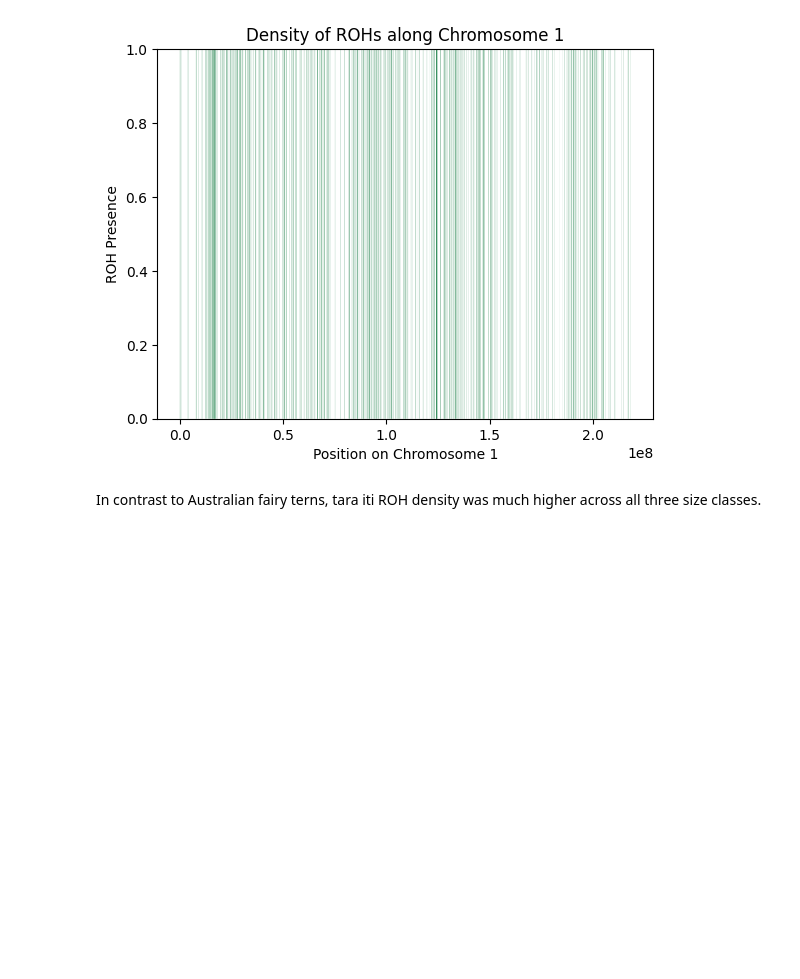
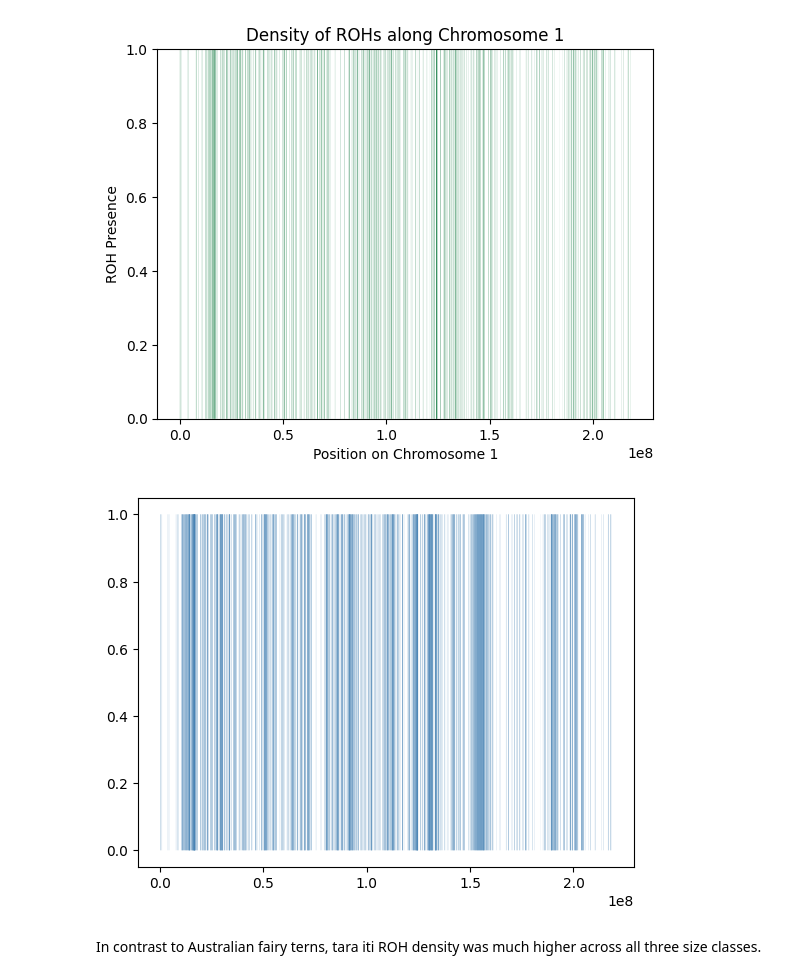
Before and after one commit to janawold1/2026_S_nereis_Cons_Gen, a Jupyter notebook: 06_visualisations.ipynb, the cells around one changed output. Cells and saved outputs as stored; diff of their text form; code cells hidden in the pictures; blank space fills up the shorter version.

```diff
--- a/06_visualisations.ipynb
+++ b/06_visualisations.ipynb
@@ -139,3 +148,43 @@ plt.savefig('plots/AU_total_ROH_density.png', dpi=300, bbox_inches='tight')
 plt.show()
 # %% [output]
 [figure]
+# %%
+def plot_roh_density(df, continuous_range, alpha_multiplier=0.7, cmap='viridis'):
+    """
+    Plot the density of ROHs along the chromosome.
+
+    Parameters:
+        df (DataFrame): Input DataFrame containing 'BEGIN' and 'END' columns.
+        continuous_range (range or list): Continuous range of positions to consider.
+        alpha_multiplier (float): Multiplier to adjust alpha based on the number of overlapping ranges.
+        cmap (str or Colormap): Colormap to use for coloring the regions.
+
+    Returns:
+        None
+    """
+    # Get the number of overlaps for each position
+    overlaps = np.zeros(len(continuous_range))
+    for _, row in df.iterrows():
+        start, end = row['BEGIN'], row['END']
+        overlaps[start:end+1] += 1
+
+    # Normalize the number of overlaps to use as values for colormap normalization
+    norm = mcolors.Normalize(vmin=0, vmax=overlaps.max())
+
+    # Plot the presence/absence regions
+    for i, (pos, num_overlaps) in enumerate(zip(continuous_range, overlaps)):
+        alpha = 1 - np.exp(-num_overlaps * alpha_multiplier)
+        plt.fill_between([pos, pos + 100], 0, 1, color=plt.get_cmap(cmap)(norm(num_overlaps)), alpha=alpha, edgecolor=None)
+# %%
+# Original overlap function
+chr1_size = range(0, 219000000, 1000)
+
+# Filter ROH data
+au_roh = roh_density[(roh_density['Population'] == 'AU') & (roh_density['Chromosome'] == 'CM020437.1_RagTag')]
+au_roh_presence = au_roh[['BEGIN', 'END']]
+
+# Plot ROH density
+plot_roh_density(au_roh_presence, chr1_size, alpha_multiplier=1, plot_color='steelblue')
+plt.show()
+# %% [output]
+[figure, added]
```
Also changed, not shown: parts of 17 cells of this notebook, 5 other files.
